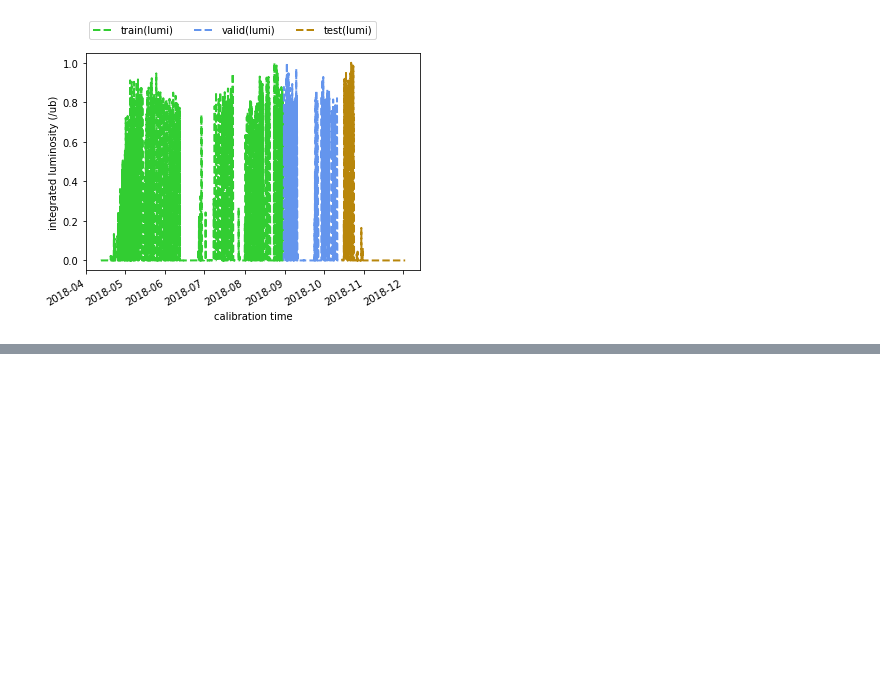
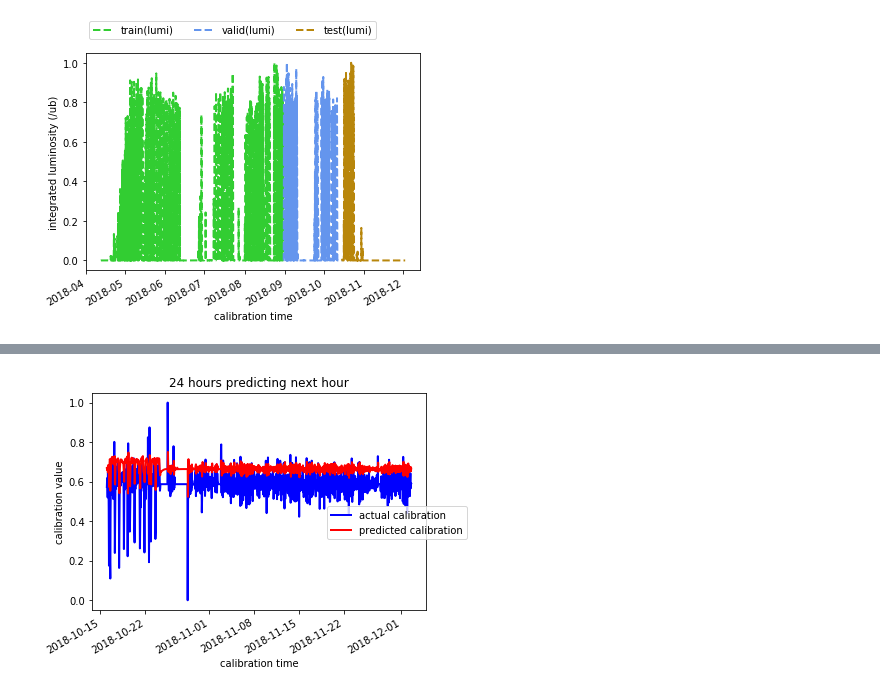
Before and after one commit to UMN-CMS/ECAL_FAIR, a Jupyter notebook: notebooks/pipeline.ipynb, the cells around one changed output, grey strips where cells are left out. Cells and saved outputs as stored; diff of their text form; code cells hidden in the pictures; blank space fills up the shorter version.

```diff
--- a/notebooks/pipeline.ipynb
+++ b/notebooks/pipeline.ipynb
@@ -347,0 +380,19 @@ ev_data.head()
+# %%
+#lets plot our results
+fig6, ax9 = plt.subplots()
+
+ax9.set_title('{time:.0f} hours predicting next hour'.format(time=T))
+ax9.set_ylabel('calibration value')
+ax9.set_xlabel('calibration time')
+plt.setp(ax9.get_xticklabels(), rotation=30, horizontalalignment='right')
+
+ax9.plot(ev_data.timestamp, ev_data.actual,
+         label='actual calibration', color='blue', linewidth=2, linestyle='solid')
+
+ax9.plot(ev_data.timestamp, ev_data.prediction,
+         label='predicted calibration', color='red', linewidth=2, linestyle='solid')
+#legend
+fig6.legend(ncol=1, loc = 'right')
+fig6.show()
+# %% [output]
+[figure, added]
```
Also changed, not shown: parts of 12 cells of this notebook.
